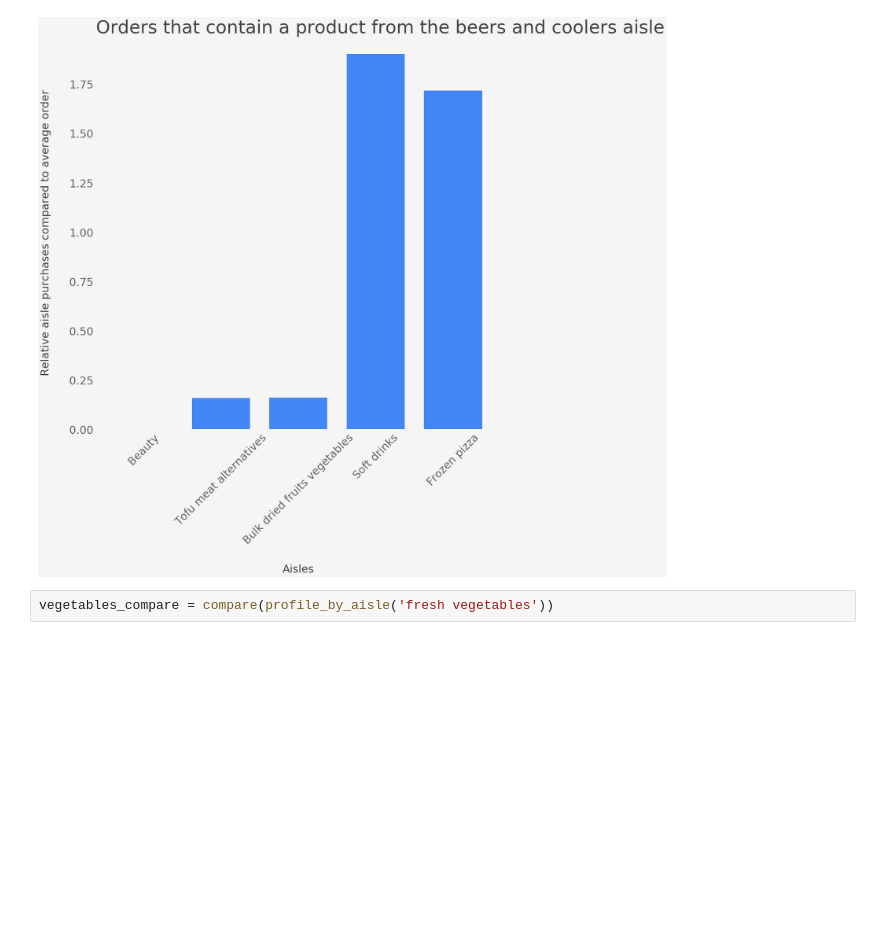
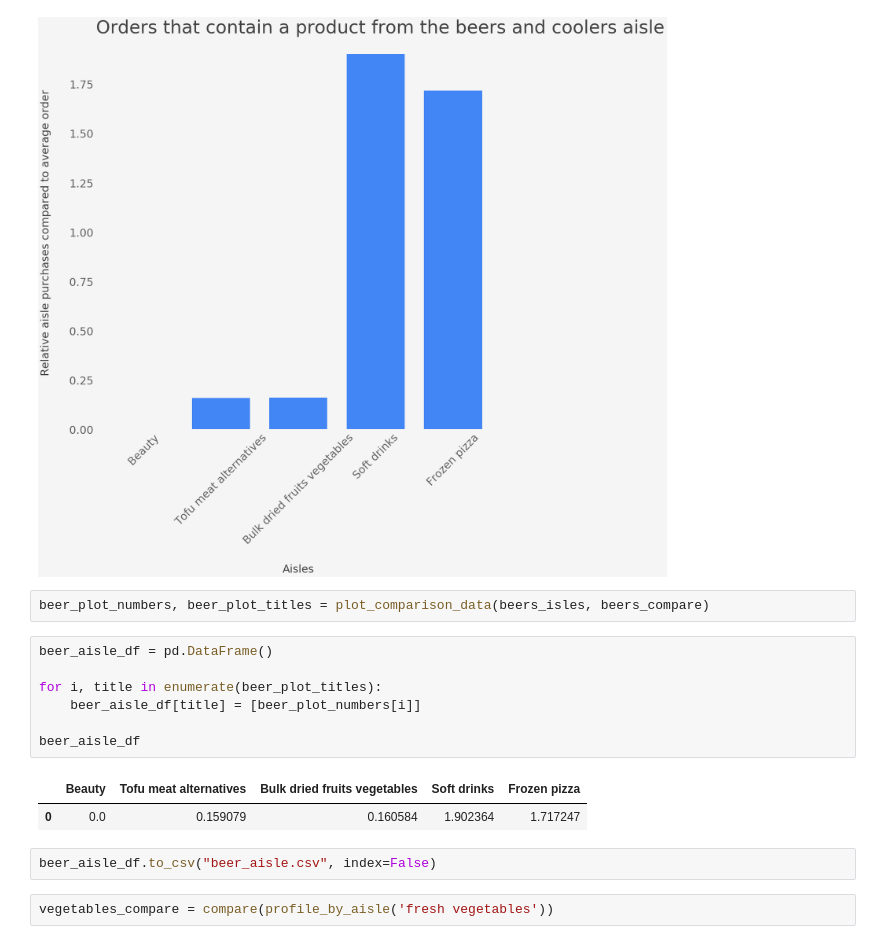
Before and after one commit to paw-lu/Instacart-data, a Jupyter notebook: Exploratory/Profile test.ipynb, the cells around one changed output. Drawn from its saved outputs; the diff is of its cells as text; blank space fills up the shorter version.

```diff
--- a/Exploratory/Profile test.ipynb
+++ b/Exploratory/Profile test.ipynb
@@ -197,6 +241,20 @@ beers_isles = ['beauty', 'tofu meat alternatives', 'bulk dried fruits vegetables
 plot_comparison('Orders that contain a product from the beers and coolers aisle', beers_isles, beers_compare)
 # %% [output]
 [figure]
+# %%
+beer_plot_numbers, beer_plot_titles = plot_comparison_data(beers_isles, beers_compare)
+# %%
+beer_aisle_df = pd.DataFrame()
+
+for i, title in enumerate(beer_plot_titles):
+    beer_aisle_df[title] = [beer_plot_numbers[i]]
+
+beer_aisle_df
+# %% [output]
+|  | Beauty | Tofu meat alternatives | Bulk dried fruits vegetables | Soft drinks | Frozen pizza |
+| 0 | 0.0 | 0.159079 | 0.160584 | 1.902364 | 1.717247 |
+# %%
+beer_aisle_df.to_csv("beer_aisle.csv", index=False)
 # %%
 vegetables_compare = compare(profile_by_aisle('fresh vegetables'))
 # %%
```
Also changed, not shown: parts of 10 cells of this notebook, 1 other file.
